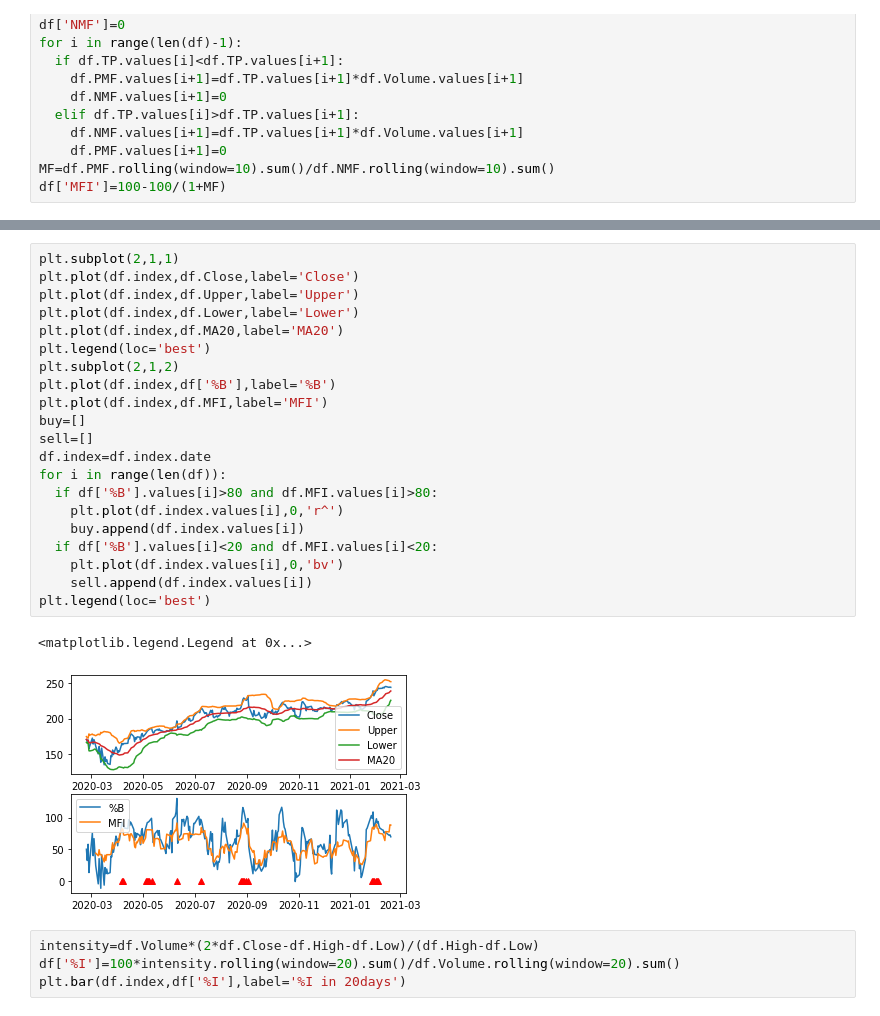
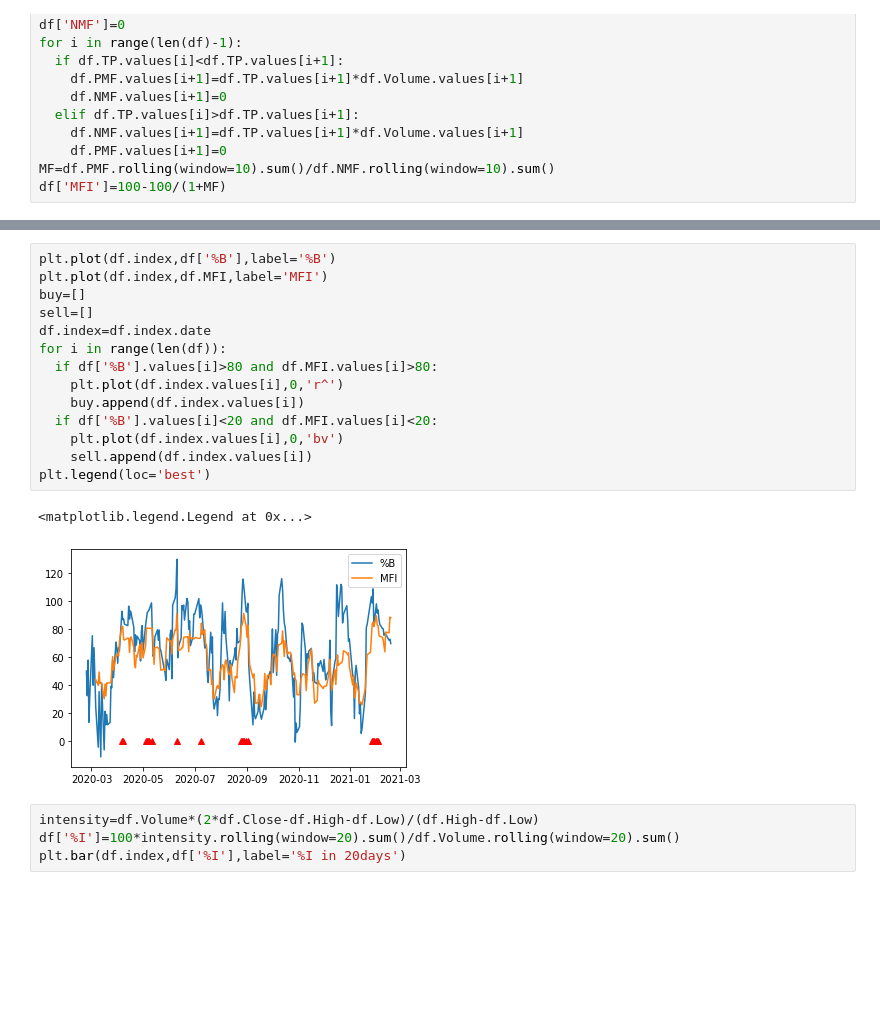
Before and after one commit to DongjunYou/PersonalProject_TradingBot, a Jupyter notebook: 2.Analytics/21.1Q_Report.ipynb, the cells around one changed output, grey strips where cells are left out. Drawn from its saved outputs; the diff is of its cells as text; blank space fills up the shorter version.

```diff
--- a/2.Analytics/21.1Q_Report.ipynb
+++ b/2.Analytics/21.1Q_Report.ipynb
@@ -240,27 +251,20 @@ df['MFI']=100-100/(1+MF)
 # %%
-plt.subplot(2,1,1)
-plt.plot(df.index,df.Close,label='Close')
-plt.plot(df.index,df.Upper,label='Upper')
-plt.plot(df.index,df.Lower,label='Lower')
-plt.plot(df.index,df.MA20,label='MA20')
-plt.legend(loc='best')
-plt.subplot(2,1,2)
 plt.plot(df.index,df['%B'],label='%B')
 plt.plot(df.index,df.MFI,label='MFI')
 buy=[]
 sell=[]
 df.index=df.index.date
 for i in range(len(df)):
   if df['%B'].values[i]>80 and df.MFI.values[i]>80:
     plt.plot(df.index.values[i],0,'r^')
     buy.append(df.index.values[i])
   if df['%B'].values[i]<20 and df.MFI.values[i]<20:
     plt.plot(df.index.values[i],0,'bv')
     sell.append(df.index.values[i])
 plt.legend(loc='best')
 # %% [output]
 <matplotlib.legend.Legend at 0x...>
-[figure, old version]
+[figure, new version]
 # %%
 intensity=df.Volume*(2*df.Close-df.High-df.Low)/(df.High-df.Low)
 df['%I']=100*intensity.rolling(window=20).sum()/df.Volume.rolling(window=20).sum()
```
Also changed, not shown: parts of 21 cells of this notebook.
